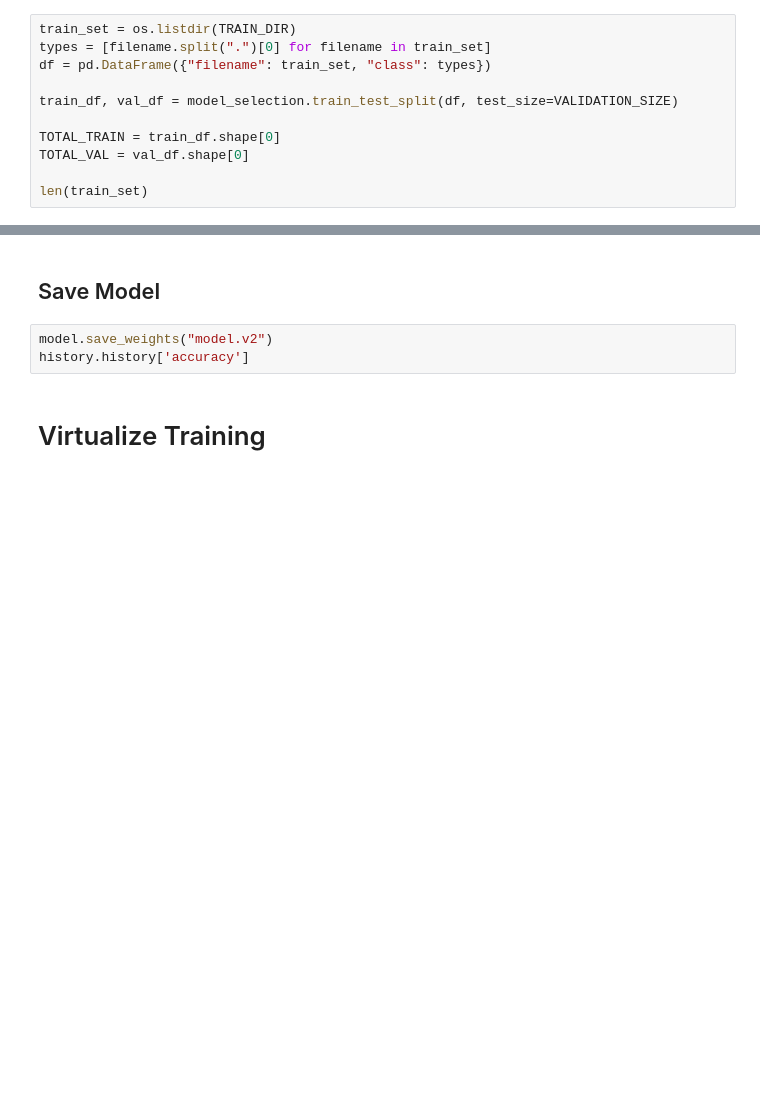
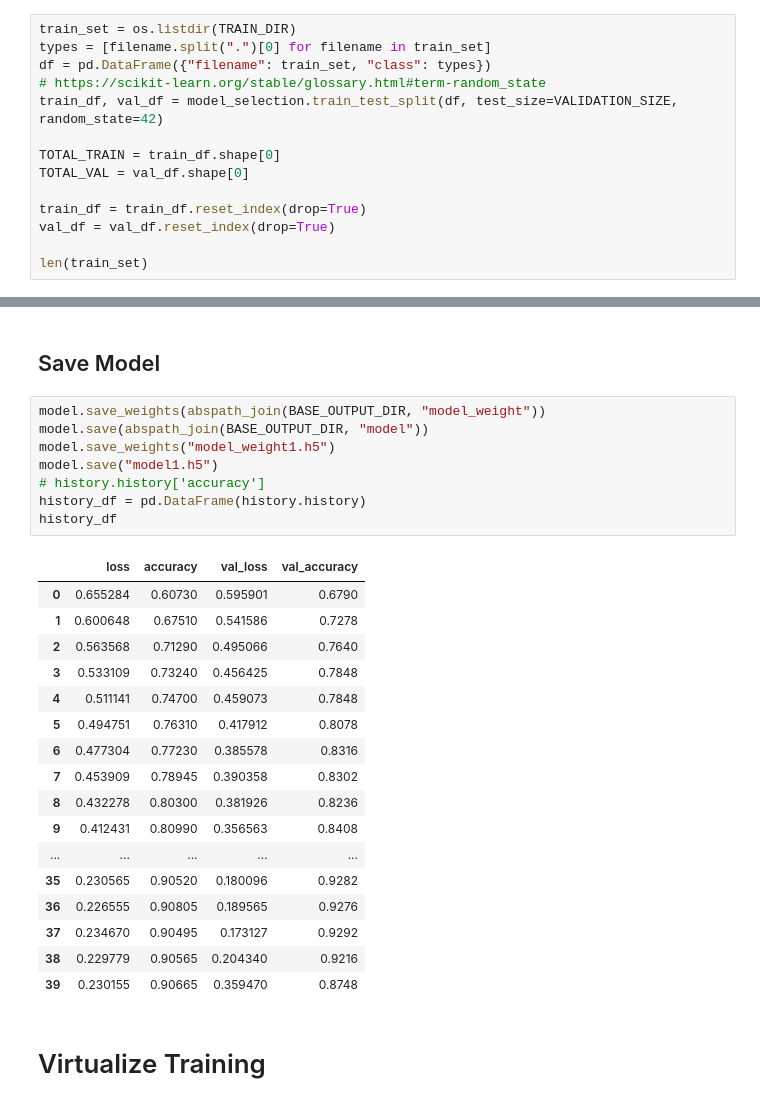
Before and after one commit to phineasla-hcmus/2.3-AI-CNN, a Jupyter notebook: dogs-vs-cats.ipynb, the cells around one changed output, grey strips where cells are left out. Saved outputs shown, nothing was run; the diff lists cells and outputs as text; blank space fills up the shorter version.

```diff
--- a/dogs-vs-cats.ipynb
+++ b/dogs-vs-cats.ipynb
@@ -85,10 +93,13 @@ if os.environ.get("KAGGLE_KERNEL_RUN_TYPE", None):
 train_set = os.listdir(TRAIN_DIR)
 types = [filename.split(".")[0] for filename in train_set]
 df = pd.DataFrame({"filename": train_set, "class": types})
-
-train_df, val_df = model_selection.train_test_split(df, test_size=VALIDATION_SIZE)
+# https://scikit-learn.org/stable/glossary.html#term-random_state
+train_df, val_df = model_selection.train_test_split(df, test_size=VALIDATION_SIZE, random_state=42)
 
 TOTAL_TRAIN = train_df.shape[0]
 TOTAL_VAL = val_df.shape[0]
 
+train_df = train_df.reset_index(drop=True)
+val_df = val_df.reset_index(drop=True)
+
 len(train_set)
@@ -219,8 +311,31 @@ history = model.fit(
 # %% [markdown]
 ## Save Model
-# %%
-model.save_weights("model.v2")
-history.history['accuracy']
+# %%
+model.save_weights(abspath_join(BASE_OUTPUT_DIR, "model_weight"))
+model.save(abspath_join(BASE_OUTPUT_DIR, "model"))
+model.save_weights("model_weight1.h5")
+model.save("model1.h5")
+# history.history['accuracy']
+history_df = pd.DataFrame(history.history)
+history_df
+# %% [output]
+|  | loss | accuracy | val_loss | val_accuracy |
+| 0 | 0.655284 | 0.60730 | 0.595901 | 0.6790 |
+| 1 | 0.600648 | 0.67510 | 0.541586 | 0.7278 |
+| 2 | 0.563568 | 0.71290 | 0.495066 | 0.7640 |
+| 3 | 0.533109 | 0.73240 | 0.456425 | 0.7848 |
+| 4 | 0.511141 | 0.74700 | 0.459073 | 0.7848 |
+| 5 | 0.494751 | 0.76310 | 0.417912 | 0.8078 |
+| 6 | 0.477304 | 0.77230 | 0.385578 | 0.8316 |
+| 7 | 0.453909 | 0.78945 | 0.390358 | 0.8302 |
+| 8 | 0.432278 | 0.80300 | 0.381926 | 0.8236 |
+| 9 | 0.412431 | 0.80990 | 0.356563 | 0.8408 |
+| ... | ... | ... | ... | ... |
+| 35 | 0.230565 | 0.90520 | 0.180096 | 0.9282 |
+| 36 | 0.226555 | 0.90805 | 0.189565 | 0.9276 |
+| 37 | 0.234670 | 0.90495 | 0.173127 | 0.9292 |
+| 38 | 0.229779 | 0.90565 | 0.204340 | 0.9216 |
+| 39 | 0.230155 | 0.90665 | 0.359470 | 0.8748 |
 # %% [markdown]
 # Virtualize Training
 # %%
```
Also changed, not shown: parts of 22 cells of this notebook.
